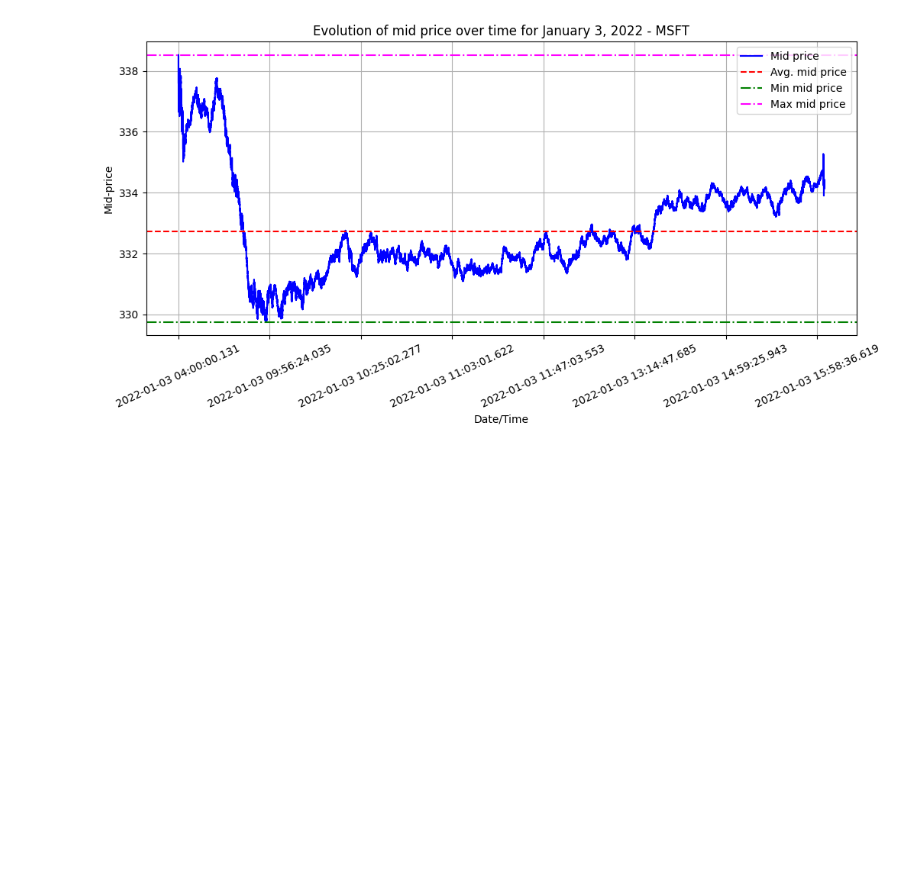
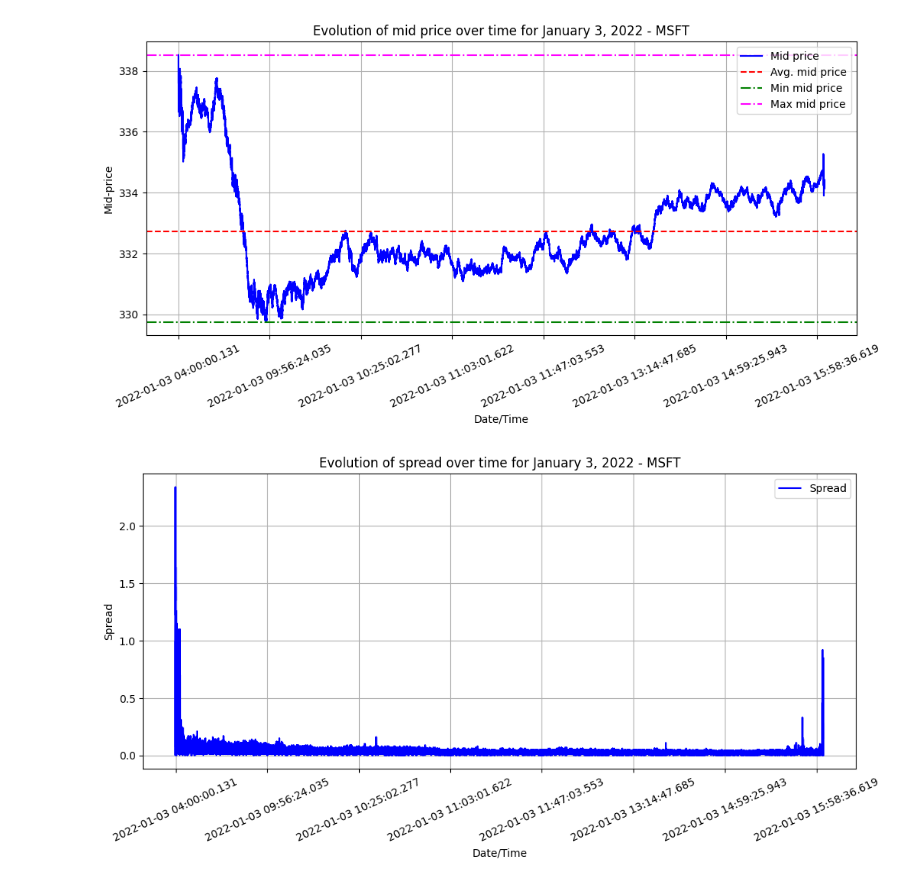
Before and after one commit to lcsrodriguez/optimalHFT, a Jupyter notebook: main.ipynb, the cells around one changed output. Saved outputs shown, nothing was run; the diff lists cells and outputs as text; code cells hidden in the pictures; blank space fills up the shorter version.

Commit message:
Adding computation of the spread

```diff
--- a/main.ipynb
+++ b/main.ipynb
@@ -128,4 +129,6 @@ quotes[L1_COLUMNS].head()
 data = quotes[L1_COLUMNS]
 # %%
+# Computing mid-price and spread
 mid_price = (1/2)*(data["bp"] + data["ap"])
+spread = np.abs(data["ap"] - data["bp"])
 # %%
@@ -144,3 +148,15 @@ _ = plt.legend(loc="upper right")
 _ = plt.title(f"Evolution of mid price over time for January 3, 2022 - {TICKER}")
 # %% [output]
 [figure]
+# %%
+# Plotting the evolution of the spread over time
+# data={"a": data["ap"], "b": data["bp"], "m": mid_price}
+_ = spread.plot(color="blue", rot=25, label="Spread")
+_ = plt.grid()
+_ = plt.xlabel("Date/Time")
+_ = plt.ylabel("Spread")
+
+_ = plt.legend(loc="upper right")
+_ = plt.title(f"Evolution of spread over time for January 3, 2022 - {TICKER}")
+# %% [output]
+[figure, added]
```
Also changed, not shown: parts of 4 cells of this notebook.
